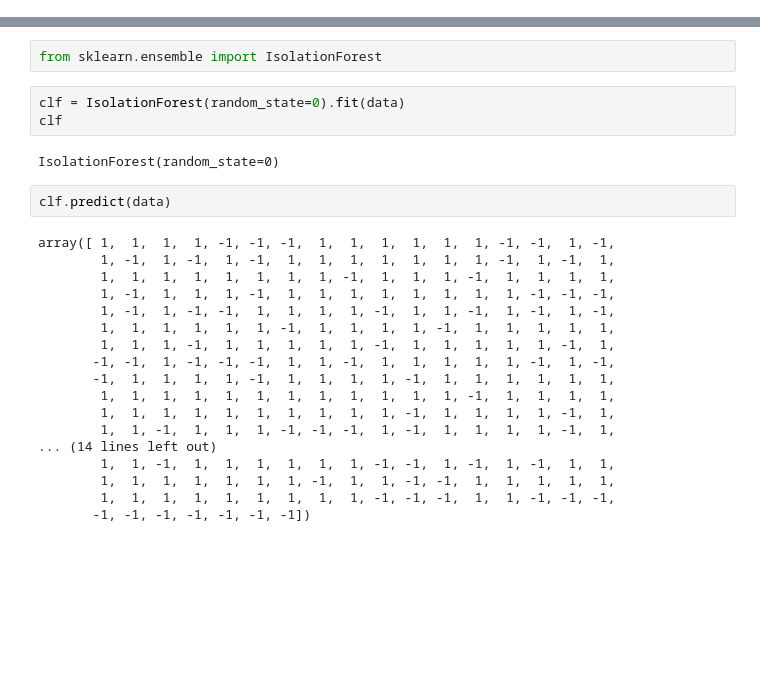
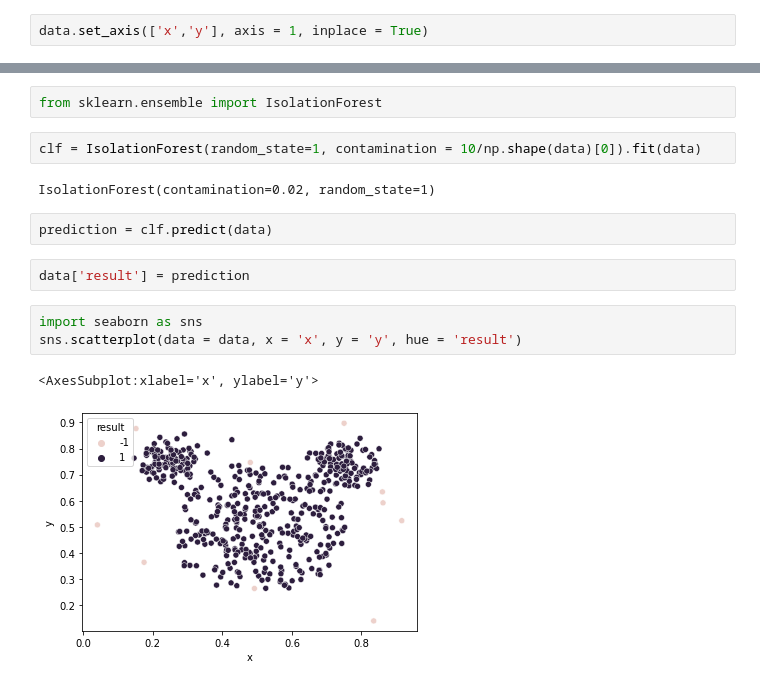
Before and after one commit to VFavre/TAA, a Jupyter notebook: TP3/TP3.ipynb, the cells around one changed output, grey strips where cells are left out. Saved outputs shown, nothing was run; the diff lists cells and outputs as text; blank space fills up the shorter version.

```diff
--- a/TP3/TP3.ipynb
+++ b/TP3/TP3.ipynb
@@ -18,3 +22,5 @@ data.head()
+# %%
+data.set_axis(['x','y'], axis = 1, inplace = True)
 # %%
 x = data.iloc[:,:1]
 y = data.iloc[:,1:2]
@@ -58,27 +33,16 @@ pyplot.plot(x, y, linestyle = 'none', marker = 'o', c = 'lime', markersize = 10,
 # %%
 from sklearn.ensemble import IsolationForest
 # %%
-clf = IsolationForest(random_state=0).fit(data)
-clf
+clf = IsolationForest(random_state=1, contamination = 10/np.shape(data)[0]).fit(data)
 # %% [output]
-IsolationForest(random_state=0)
+IsolationForest(contamination=0.02, random_state=1)
 # %%
-clf.predict(data)
+prediction = clf.predict(data)
-# %% [output]
-array([ 1,  1,  1,  1, -1, -1, -1,  1,  1,  1,  1,  1,  1, -1, -1,  1, -1,
-        1, -1,  1, -1,  1, -1,  1,  1,  1,  1,  1,  1,  1, -1,  1, -1,  1,
-        1,  1,  1,  1,  1,  1,  1,  1, -1,  1,  1,  1, -1,  1,  1,  1,  1,
-        1, -1,  1,  1,  1, -1,  1,  1,  1,  1,  1,  1,  1,  1, -1, -1, -1,
-        1, -1,  1, -1, -1,  1,  1,  1,  1, -1,  1,  1, -1,  1, -1,  1, -1,
-        1,  1,  1,  1,  1,  1, -1,  1,  1,  1,  1, -1,  1,  1,  1,  1,  1,
-        1,  1,  1, -1,  1,  1,  1,  1,  1, -1,  1,  1,  1,  1,  1, -1,  1,
-       -1, -1,  1, -1, -1, -1,  1,  1, -1,  1,  1,  1,  1,  1, -1,  1, -1,
-       -1,  1,  1,  1,  1, -1,  1,  1,  1,  1, -1,  1,  1,  1,  1,  1,  1,
-        1,  1,  1,  1,  1,  1,  1,  1,  1,  1,  1,  1, -1,  1,  1,  1,  1,
-        1,  1,  1,  1,  1,  1,  1,  1,  1,  1, -1,  1,  1,  1,  1, -1,  1,
-        1,  1, -1,  1,  1,  1, -1, -1, -1,  1, -1,  1,  1,  1,  1, -1,  1,
-... (14 lines left out)
-        1,  1, -1,  1,  1,  1,  1,  1,  1, -1, -1,  1, -1,  1, -1,  1,  1,
-        1,  1,  1,  1,  1,  1,  1, -1,  1,  1, -1, -1,  1,  1,  1,  1,  1,
-        1,  1,  1,  1,  1,  1,  1,  1,  1, -1, -1, -1,  1,  1, -1, -1, -1,
-       -1, -1, -1, -1, -1, -1, -1])
+# %%
+data['result'] = prediction
+# %%
+import seaborn as sns
+sns.scatterplot(data = data, x = 'x', y = 'y', hue = 'result')
+# %% [output]
+<AxesSubplot:xlabel='x', ylabel='y'>
+[figure, added]
```
Also changed, not shown: parts of 11 cells of this notebook.
